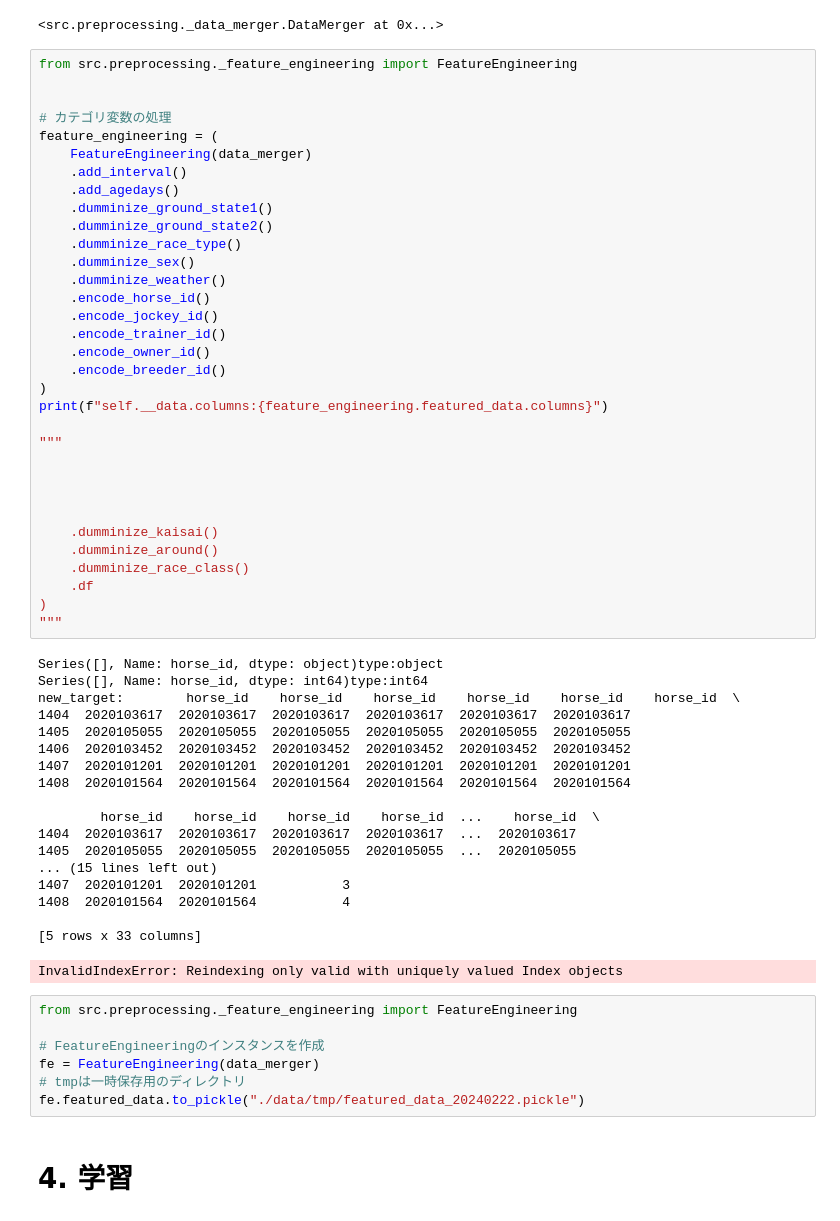
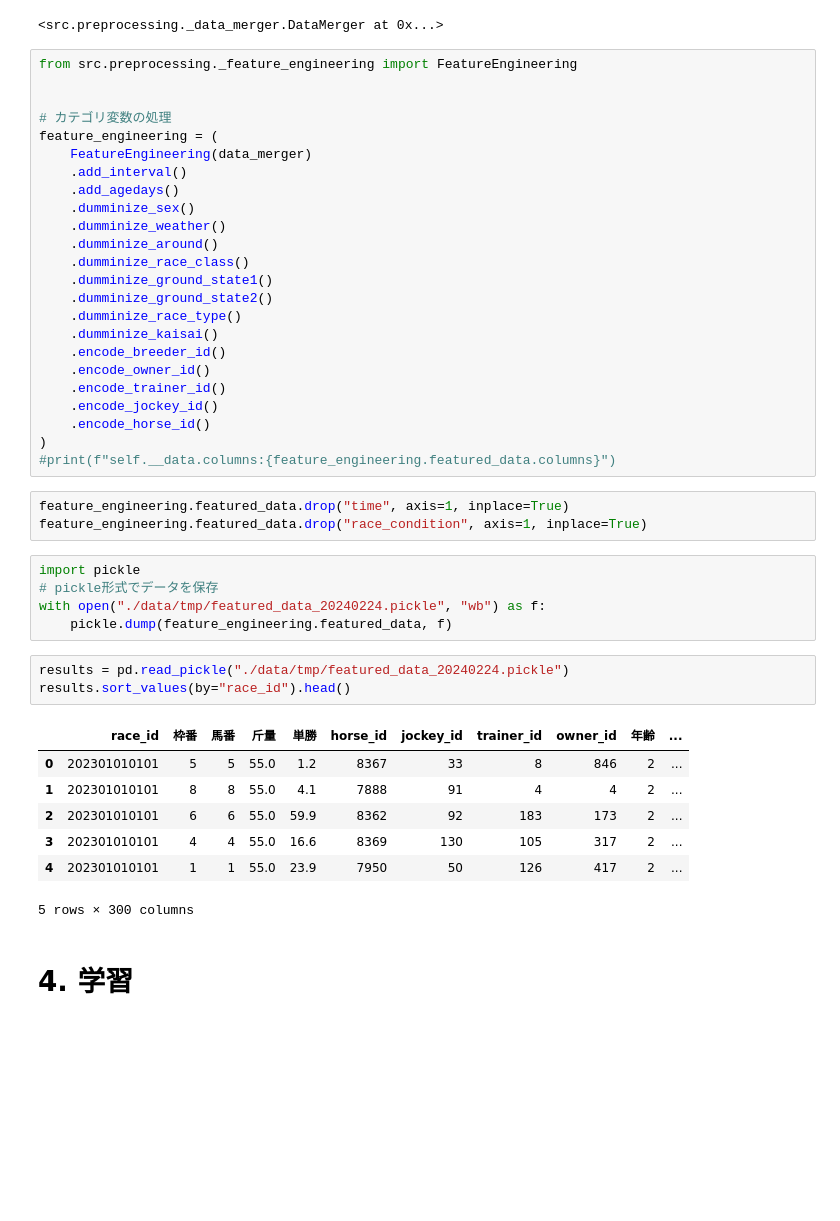
Before and after one commit to nmatsubara8/keibam, a Jupyter notebook: main.ipynb, the cells around one changed output. Saved outputs shown, nothing was run; the diff lists cells and outputs as text; blank space fills up the shorter version.

```diff
--- a/main.ipynb
+++ b/main.ipynb
@@ -274,56 +307,40 @@ feature_engineering = (
     FeatureEngineering(data_merger)
     .add_interval()
     .add_agedays()
+    .dumminize_sex()
+    .dumminize_weather()
+    .dumminize_around()
+    .dumminize_race_class()
     .dumminize_ground_state1()
     .dumminize_ground_state2()
     .dumminize_race_type()
-    .dumminize_sex()
-    .dumminize_weather()
+    .dumminize_kaisai()
+    .encode_breeder_id()
+    .encode_owner_id()
+    .encode_trainer_id()
+    .encode_jockey_id()
     .encode_horse_id()
-    .encode_jockey_id()
-    .encode_trainer_id()
-    .encode_owner_id()
-    .encode_breeder_id()
 )
-print(f"self.__data.columns:{feature_engineering.featured_data.columns}")
-
-"""
-
-
-
-
-    .dumminize_kaisai()
-    .dumminize_around()
-    .dumminize_race_class()
-    .df
-)
-"""
+#print(f"self.__data.columns:{feature_engineering.featured_data.columns}")
-# %% [output]
-Series([], Name: horse_id, dtype: object)type:object
-Series([], Name: horse_id, dtype: int64)type:int64
-new_target:        horse_id    horse_id    horse_id    horse_id    horse_id    horse_id  \
-1404  2020103617  2020103617  2020103617  2020103617  2020103617  2020103617
-1405  2020105055  2020105055  2020105055  2020105055  2020105055  2020105055
-1406  2020103452  2020103452  2020103452  2020103452  2020103452  2020103452
-1407  2020101201  2020101201  2020101201  2020101201  2020101201  2020101201
-1408  2020101564  2020101564  2020101564  2020101564  2020101564  2020101564
-
-        horse_id    horse_id    horse_id    horse_id  ...    horse_id  \
-1404  2020103617  2020103617  2020103617  2020103617  ...  2020103617
-1405  2020105055  2020105055  2020105055  2020105055  ...  2020105055
-... (15 lines left out)
-1407  2020101201  2020101201           3
-1408  2020101564  2020101564           4
-
-[5 rows x 33 columns]
-InvalidIndexError: Reindexing only valid with uniquely valued Index objects
-# %%
-from src.preprocessing._feature_engineering import FeatureEngineering
-
-# FeatureEngineeringのインスタンスを作成
-fe = FeatureEngineering(data_merger)
-# tmpは一時保存用のディレクトリ
-fe.featured_data.to_pickle("./data/tmp/featured_data_20240222.pickle")
+# %%
+feature_engineering.featured_data.drop("time", axis=1, inplace=True)
+feature_engineering.featured_data.drop("race_condition", axis=1, inplace=True)
+# %%
+import pickle
+# pickle形式でデータを保存
+with open("./data/tmp/featured_data_20240224.pickle", "wb") as f:
+    pickle.dump(feature_engineering.featured_data, f)
+# %%
+results = pd.read_pickle("./data/tmp/featured_data_20240224.pickle")
+results.sort_values(by="race_id").head()
+# %% [output]
+|  | race_id | 枠番 | 馬番 | 斤量 | 単勝 | horse_id | jockey_id | trainer_id | owner_id | 年齢 | ... |
+| 0 | 202301010101 | 5 | 5 | 55.0 | 1.2 | 8367 | 33 | 8 | 846 | 2 | ... |
+| 1 | 202301010101 | 8 | 8 | 55.0 | 4.1 | 7888 | 91 | 4 | 4 | 2 | ... |
+| 2 | 202301010101 | 6 | 6 | 55.0 | 59.9 | 8362 | 92 | 183 | 173 | 2 | ... |
+| 3 | 202301010101 | 4 | 4 | 55.0 | 16.6 | 8369 | 130 | 105 | 317 | 2 | ... |
+| 4 | 202301010101 | 1 | 1 | 55.0 | 23.9 | 7950 | 50 | 126 | 417 | 2 | ... |
+5 rows × 300 columns
 # %% [markdown]
 # 4. 学習
 # %%
```
Also changed, not shown: parts of 15 cells of this notebook, 17 other files.
